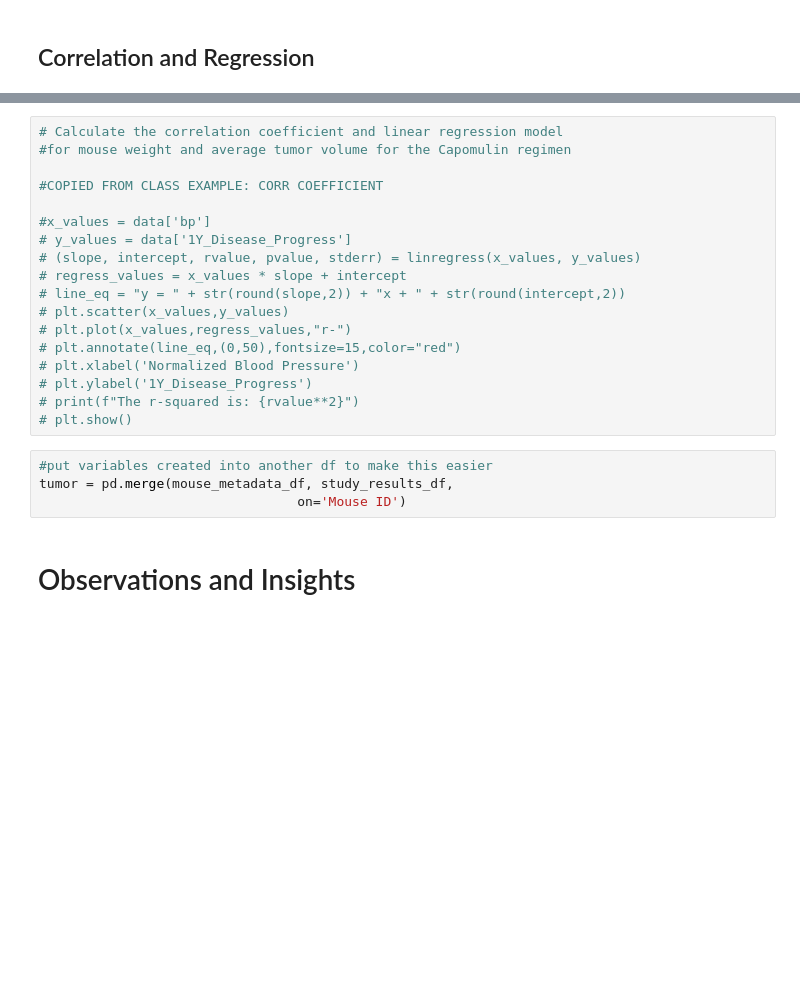
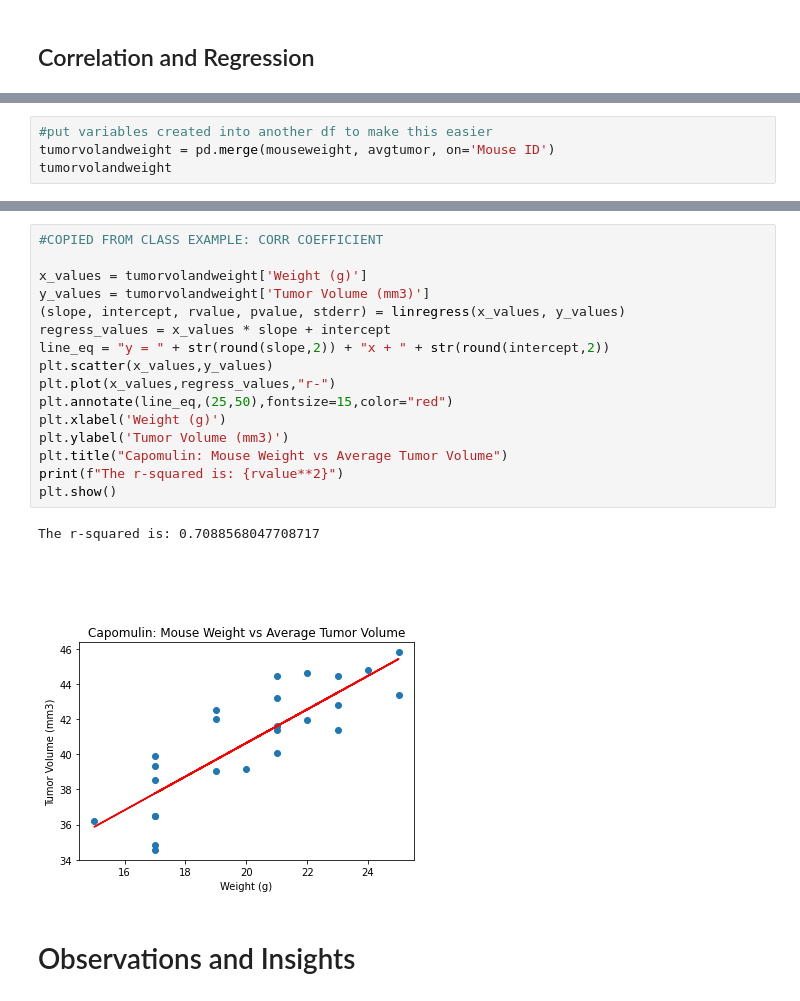
Before and after one commit to chanrce/Matplotlib-challenge, a Jupyter notebook: Instructions/Pymaceuticals/pymaceuticals_starter.ipynb, the cells around one changed output, grey strips where cells are left out. Drawn from its saved outputs; the diff is of its cells as text; blank space fills up the shorter version.

```diff
--- a/Instructions/Pymaceuticals/pymaceuticals_starter.ipynb
+++ b/Instructions/Pymaceuticals/pymaceuticals_starter.ipynb
@@ -406,0 +412,4 @@ plt.show()
+# %%
+#put variables created into another df to make this easier
+tumorvolandweight = pd.merge(mouseweight, avgtumor, on='Mouse ID')
+tumorvolandweight
@@ -407,24 +435,21 @@ plt.show()
 # %%
-# Calculate the correlation coefficient and linear regression model
-#for mouse weight and average tumor volume for the Capomulin regimen
-
 #COPIED FROM CLASS EXAMPLE: CORR COEFFICIENT
 
-#x_values = data['bp']
-# y_values = data['1Y_Disease_Progress']
-# (slope, intercept, rvalue, pvalue, stderr) = linregress(x_values, y_values)
-# regress_values = x_values * slope + intercept
-# line_eq = "y = " + str(round(slope,2)) + "x + " + str(round(intercept,2))
-# plt.scatter(x_values,y_values)
-# plt.plot(x_values,regress_values,"r-")
-# plt.annotate(line_eq,(0,50),fontsize=15,color="red")
-# plt.xlabel('Normalized Blood Pressure')
-# plt.ylabel('1Y_Disease_Progress')
-# print(f"The r-squared is: {rvalue**2}")
-# plt.show()
+x_values = tumorvolandweight['Weight (g)']
+y_values = tumorvolandweight['Tumor Volume (mm3)']
+(slope, intercept, rvalue, pvalue, stderr) = linregress(x_values, y_values)
+regress_values = x_values * slope + intercept
+line_eq = "y = " + str(round(slope,2)) + "x + " + str(round(intercept,2))
+plt.scatter(x_values,y_values)
+plt.plot(x_values,regress_values,"r-")
+plt.annotate(line_eq,(25,50),fontsize=15,color="red")
+plt.xlabel('Weight (g)')
+plt.ylabel('Tumor Volume (mm3)')
+plt.title("Capomulin: Mouse Weight vs Average Tumor Volume")
+print(f"The r-squared is: {rvalue**2}")
+plt.show()
+# %% [output]
+The r-squared is: 0.7088568047708717
+[figure, added]
-# %%
-#put variables created into another df to make this easier
-tumor = pd.merge(mouse_metadata_df, study_results_df,
-                                 on='Mouse ID')
 # %% [markdown]
 # Observations and Insights
```
Also changed, not shown: parts of 3 cells of this notebook.
